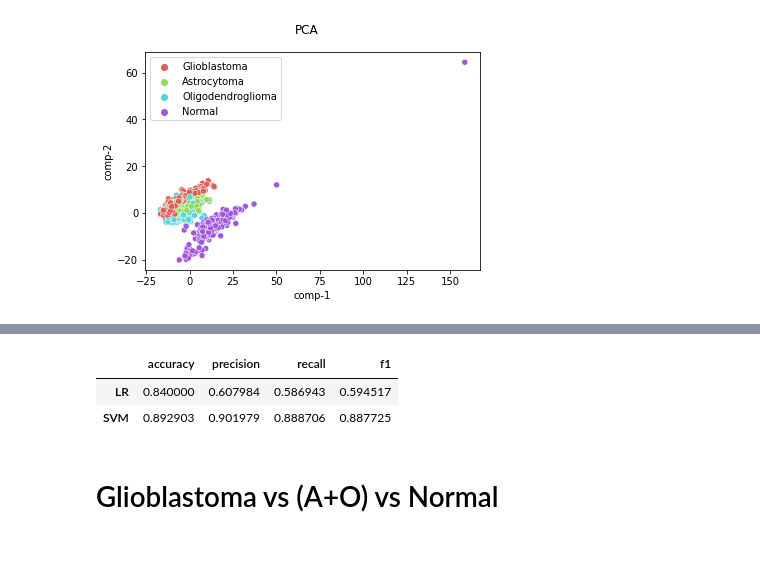
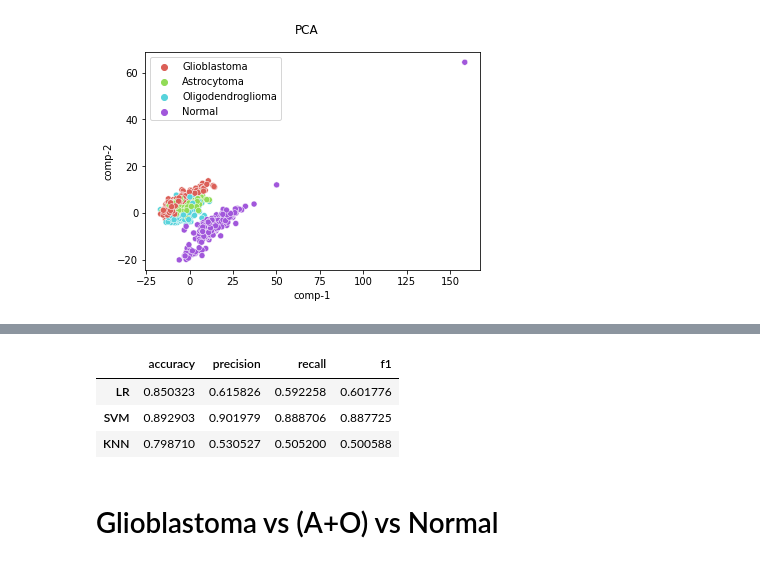
Before and after one commit to ArnavGuptaa/02620_ML_Project, a Jupyter notebook: main.ipynb, the cells around one changed output, grey strips where cells are left out. Drawn from its saved outputs; the diff is of its cells as text; code cells hidden in the pictures.

```diff
--- a/main.ipynb
+++ b/main.ipynb
@@ -22,12 +23,15 @@ def svm_cross_validate(X,y):
     result['f1'] = cv2['test_f1_macro'].mean()
     return result
 # %%
-def get_metrics(X,y):
+def get_metrics(X,y,exp_no):
+    best_k = [7,6,7,3,2,4]
     result = []
     LogisticRegression = LR()
+    knn = KNN()
     result.append(LogisticRegression.cross_valid(X,y))
     result.append(svm_cross_validate(X,y))
-    return pd.DataFrame(result, index=['LR','SVM'])
+    result.append(knn.cross_validate(pd.DataFrame(X),y,best_k[1-exp_no]))
+    return pd.DataFrame(result, index=['LR','SVM','KNN'])
 # %% [markdown]
 # Glioblastoma vs Astrocytoma vs Oligodendroglioma
 # %%
@@ -158,12 +232,13 @@ tsne_plot.figure.savefig("./output/GvsAvsOvsN/tsne.png")
 # %%
 X = X_pca
-result = get_metrics(X,y)
+result = get_metrics(X,y,3)
 result.to_csv("./output/GvsAvsOvsN/metrics.txt")
 result
 # %% [output]
 |  | accuracy | precision | recall | f1 |
-| LR | 0.840000 | 0.607984 | 0.586943 | 0.594517 |
+| LR | 0.850323 | 0.615826 | 0.592258 | 0.601776 |
 | SVM | 0.892903 | 0.901979 | 0.888706 | 0.887725 |
+| KNN | 0.798710 | 0.530527 | 0.505200 | 0.500588 |
 # %% [markdown]
 # Glioblastoma vs (A+O) vs Normal
 # %%
```
Also changed, not shown: parts of 25 cells of this notebook, 12 other files.
